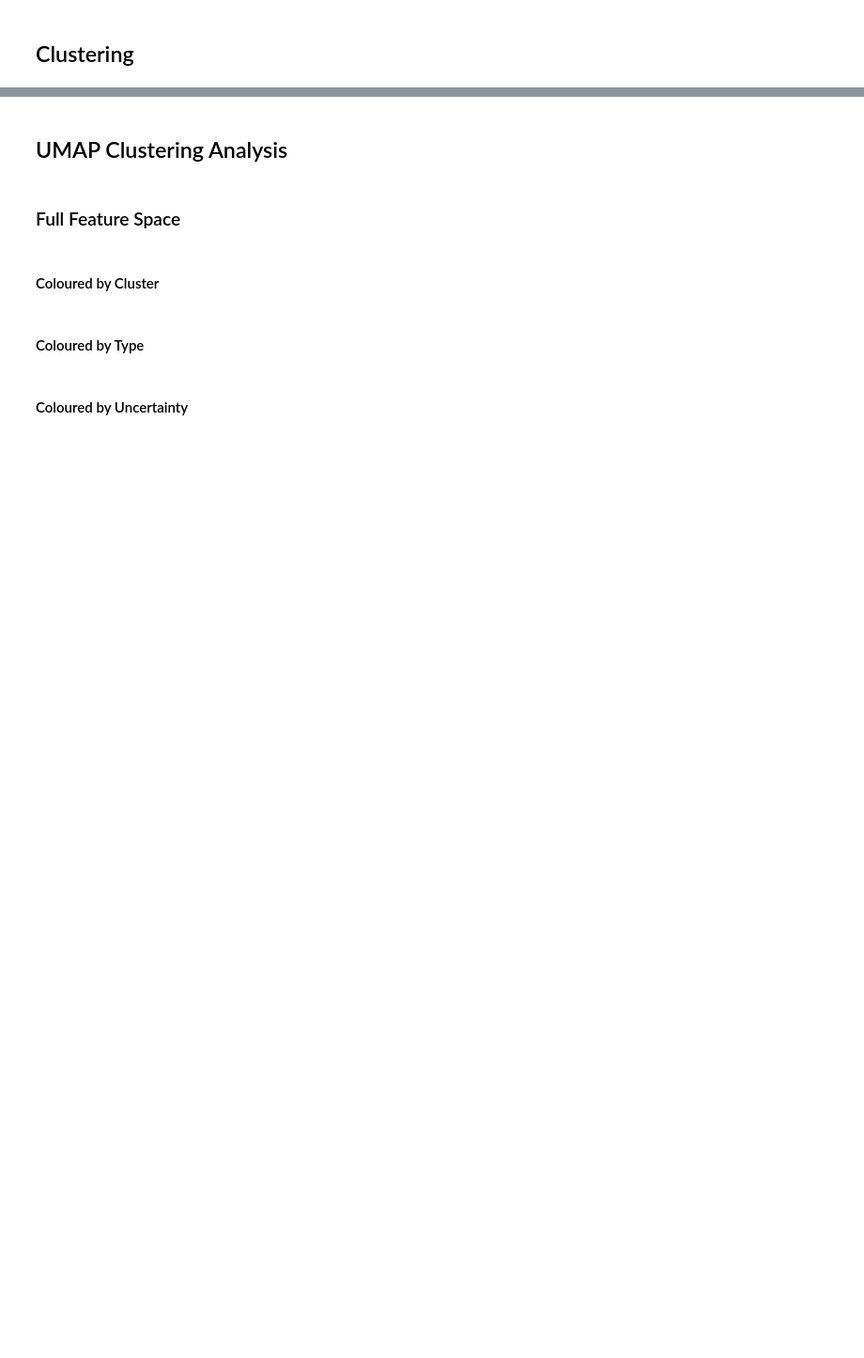
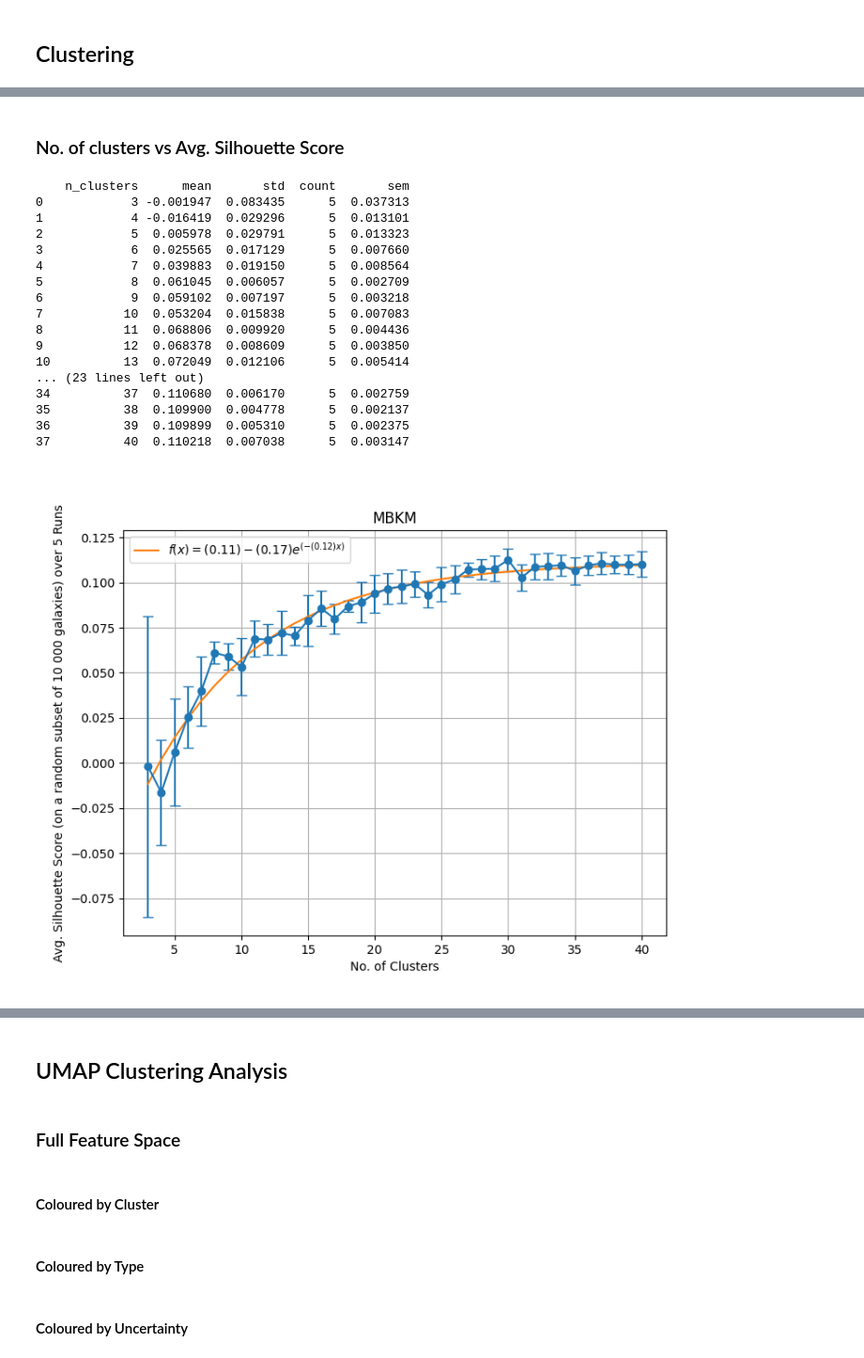
Before and after one commit to Kirstyelli-Work/MSc_Project, a Jupyter notebook: GZD_5_Classification.ipynb, the cells around one changed output, grey strips where cells are left out. Shown at 94% size. Drawn from its saved outputs; the diff is of its cells as text; code cells hidden in the pictures; blank space fills up the shorter version.

```diff
--- a/GZD_5_Classification.ipynb
+++ b/GZD_5_Classification.ipynb
@@ -223,0 +369,45 @@ Clusters with less than 50% dominant type: [2 6]
+# %% [markdown]
+### No. of clusters vs Avg. Silhouette Score
+# %%
+# Group the results by number of clusters
+sil_summary = results.groupby("n_clusters")["silhouette"]
+# Calculate mean, std, and count of silhouette
+sil_summary = sil_summary.agg(["mean", "std", "count"])
+sil_summary = sil_summary.reset_index()
+# Calculate standard error of the mean (SEM)
+sil_summary["sem"] = sil_summary["std"] / np.sqrt(sil_summary["count"])
+print(sil_summary)
+
+popt, pcov = curve_fit(f_x, sil_summary["n_clusters"], sil_summary["mean"], p0=[0.1, 0.2, 0.1])
+a,b,c = popt
+
+plt.close('all')
+
+plt.figure(figsize=(8, 6))
+plt.errorbar(sil_summary["n_clusters"], sil_summary["mean"], yerr=sil_summary["std"], fmt="o-", capsize=4)
+plt.plot(sil_summary["n_clusters"], f_x(sil_summary["n_clusters"], *popt), label=f'$f(x) = ({a:.2f}) - ({b:.2f})e^{{(-({c:.2f})x)}}$')
+plt.xlabel("No. of Clusters")
+plt.ylabel(f"Avg. Silhouette Score (on a random subset of 10 000 galaxies) over {no_of_runs} Runs")
+plt.grid()
+plt.legend()
+plt.title(f'{method}')
+plt.show()
+# %% [output]
+    n_clusters      mean       std  count       sem
+0            3 -0.001947  0.083435      5  0.037313
+1            4 -0.016419  0.029296      5  0.013101
+2            5  0.005978  0.029791      5  0.013323
+3            6  0.025565  0.017129      5  0.007660
+4            7  0.039883  0.019150      5  0.008564
+5            8  0.061045  0.006057      5  0.002709
+6            9  0.059102  0.007197      5  0.003218
+7           10  0.053204  0.015838      5  0.007083
+8           11  0.068806  0.009920      5  0.004436
+9           12  0.068378  0.008609      5  0.003850
+10          13  0.072049  0.012106      5  0.005414
+... (23 lines left out)
+34          37  0.110680  0.006170      5  0.002759
+35          38  0.109900  0.004778      5  0.002137
+36          39  0.109899  0.005310      5  0.002375
+37          40  0.110218  0.007038      5  0.003147
+[figure, added]
```
Also changed, not shown: parts of 19 cells of this notebook, 1 other file.
